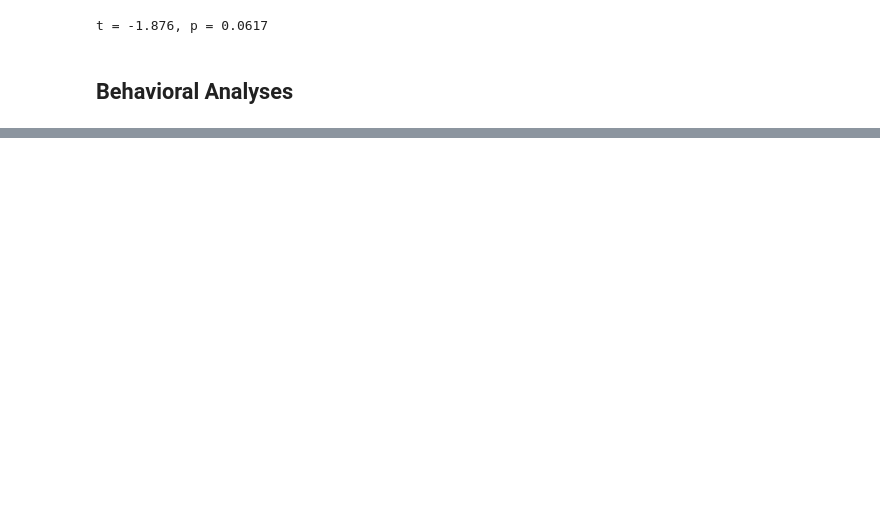
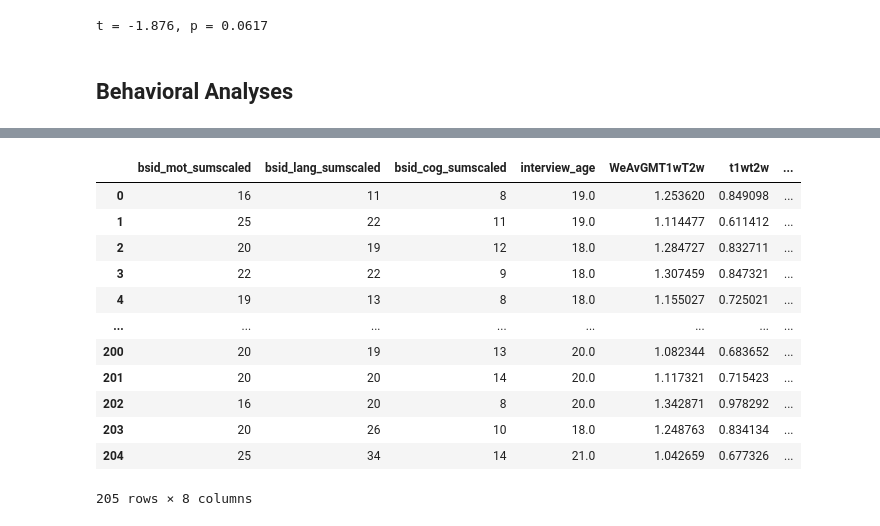
Before and after one commit to EduNeuroLab/WMGMMyelinInfants, a Jupyter notebook: Figure4.ipynb, the cells around one changed output, grey strips where cells are left out. Drawn from its saved outputs; the diff is of its cells as text; code cells hidden in the pictures; blank space fills up the shorter version.

```diff
--- a/Figure4.ipynb
+++ b/Figure4.ipynb
@@ -353,3 +342,19 @@ print("Compare base vs +sex:\n", anova_sex)
+# %%
+df
+# %% [output]
+|  | bsid_mot_sumscaled | bsid_lang_sumscaled | bsid_cog_sumscaled | interview_age | WeAvGMT1wT2w | t1wt2w | ... |
+| 0 | 16 | 11 | 8 | 19.0 | 1.253620 | 0.849098 | ... |
+| 1 | 25 | 22 | 11 | 19.0 | 1.114477 | 0.611412 | ... |
+| 2 | 20 | 19 | 12 | 18.0 | 1.284727 | 0.832711 | ... |
+| 3 | 22 | 22 | 9 | 18.0 | 1.307459 | 0.847321 | ... |
+| 4 | 19 | 13 | 8 | 18.0 | 1.155027 | 0.725021 | ... |
+| ... | ... | ... | ... | ... | ... | ... | ... |
+| 200 | 20 | 19 | 13 | 20.0 | 1.082344 | 0.683652 | ... |
+| 201 | 20 | 20 | 14 | 20.0 | 1.117321 | 0.715423 | ... |
+| 202 | 16 | 20 | 8 | 20.0 | 1.342871 | 0.978292 | ... |
+| 203 | 20 | 26 | 10 | 18.0 | 1.248763 | 0.834134 | ... |
+| 204 | 25 | 34 | 14 | 21.0 | 1.042659 | 0.677326 | ... |
+205 rows × 8 columns
 # %%
 #Motor
 sns.set_style('white');
```
Also changed, not shown: parts of 8 cells of this notebook, 4 other files.
